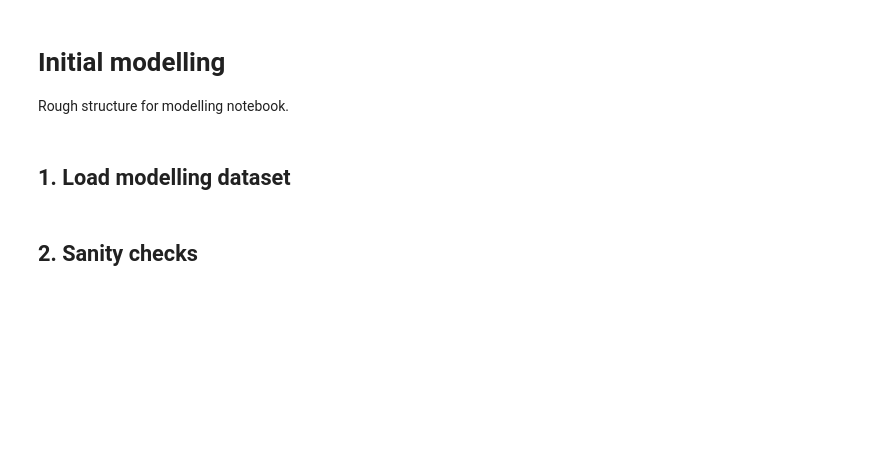
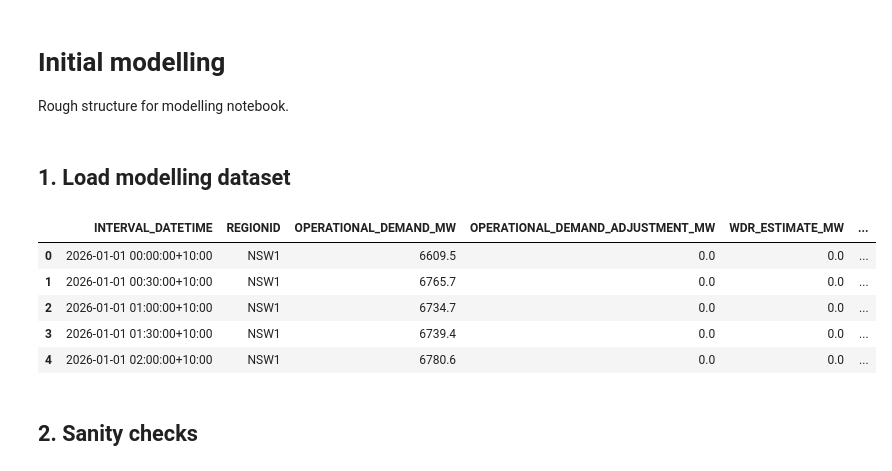
Before and after one commit to Bel912/ZZSC9020-Data-Science-Project-Group-D, a Jupyter notebook: src/initial_modelling.ipynb, the cells around one changed output. Cells and saved outputs as stored; diff of their text form; code cells hidden in the pictures; blank space fills up the shorter version.

```diff
--- a/src/initial_modelling.ipynb
+++ b/src/initial_modelling.ipynb
@@ -7,6 +7,28 @@ Rough structure for modelling notebook.
 # %%
 # Add imports and load the agreed modelling dataset here.
 # Check the column names against the data dictionary.
 # Confirm the timestamp time zone and keep NSW observations.
+
+import pandas as pd
+import matplotlib.pyplot as plt
+
+
+# Read the CSV, convert the timestamp and keep NSW rows.
+def load_data(file_path):
+    data = pd.read_csv(file_path)
+    data['INTERVAL_DATETIME'] = pd.to_datetime(data['INTERVAL_DATETIME'])
+    data = data[data['REGIONID'] == 'NSW1'].copy()
+    return data.sort_values('INTERVAL_DATETIME')
+
+
+data = load_data('sample_data.csv')
+data.head()
+# %% [output]
+|  | INTERVAL_DATETIME | REGIONID | OPERATIONAL_DEMAND_MW | OPERATIONAL_DEMAND_ADJUSTMENT_MW | WDR_ESTIMATE_MW | ... |
+| 0 | 2026-01-01 00:00:00+10:00 | NSW1 | 6609.5 | 0.0 | 0.0 | ... |
+| 1 | 2026-01-01 00:30:00+10:00 | NSW1 | 6765.7 | 0.0 | 0.0 | ... |
+| 2 | 2026-01-01 01:00:00+10:00 | NSW1 | 6734.7 | 0.0 | 0.0 | ... |
+| 3 | 2026-01-01 01:30:00+10:00 | NSW1 | 6739.4 | 0.0 | 0.0 | ... |
+| 4 | 2026-01-01 02:00:00+10:00 | NSW1 | 6780.6 | 0.0 | 0.0 | ... |
 # %% [markdown]
 ## 2. Sanity checks
```
Also changed, not shown: parts of 4 cells of this notebook, 3 other files.
